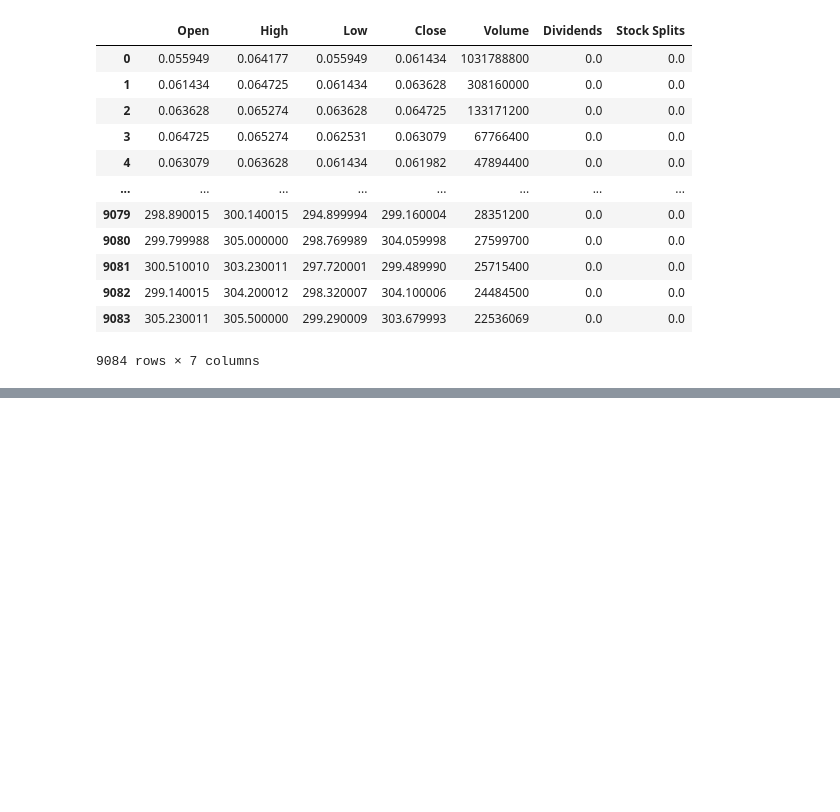
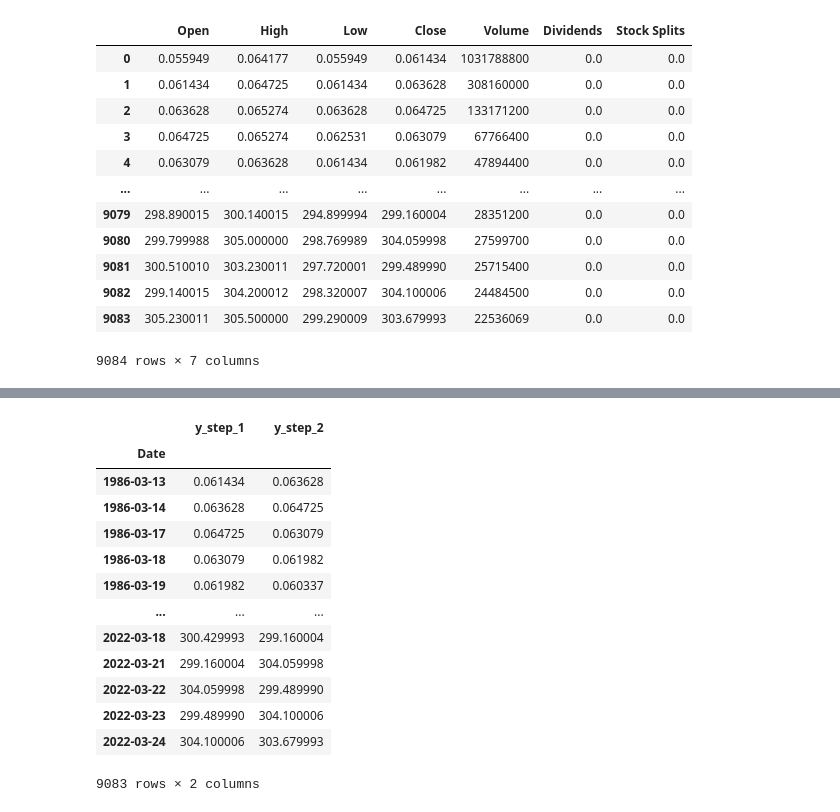
Before and after one commit to levflevine/stocks_time_series, a Jupyter notebook: Stock_Time_Series.ipynb, the cells around one changed output, grey strips where cells are left out. Saved outputs shown, nothing was run; the diff lists cells and outputs as text; code cells hidden in the pictures; blank space fills up the shorter version.

```diff
--- a/Stock_Time_Series.ipynb
+++ b/Stock_Time_Series.ipynb
@@ -95,0 +138,20 @@ df_hist
+# %%
+# Number of days forecast
+y = y.loc[:, 'Close'] # Targer Variable is Close
+y = make_multistep_target(y, steps=steps).dropna()
+y
+# %% [output]
+|  | y_step_1 | y_step_2 |
+| Date |  |  |
+| 1986-03-13 | 0.061434 | 0.063628 |
+| 1986-03-14 | 0.063628 | 0.064725 |
+| 1986-03-17 | 0.064725 | 0.063079 |
+| 1986-03-18 | 0.063079 | 0.061982 |
+| 1986-03-19 | 0.061982 | 0.060337 |
+| ... | ... | ... |
+| 2022-03-18 | 300.429993 | 299.160004 |
+| 2022-03-21 | 299.160004 | 304.059998 |
+| 2022-03-22 | 304.059998 | 299.489990 |
+| 2022-03-23 | 299.489990 | 304.100006 |
+| 2022-03-24 | 304.100006 | 303.679993 |
+9083 rows × 2 columns
```
Also changed, not shown: parts of 8 cells of this notebook.
